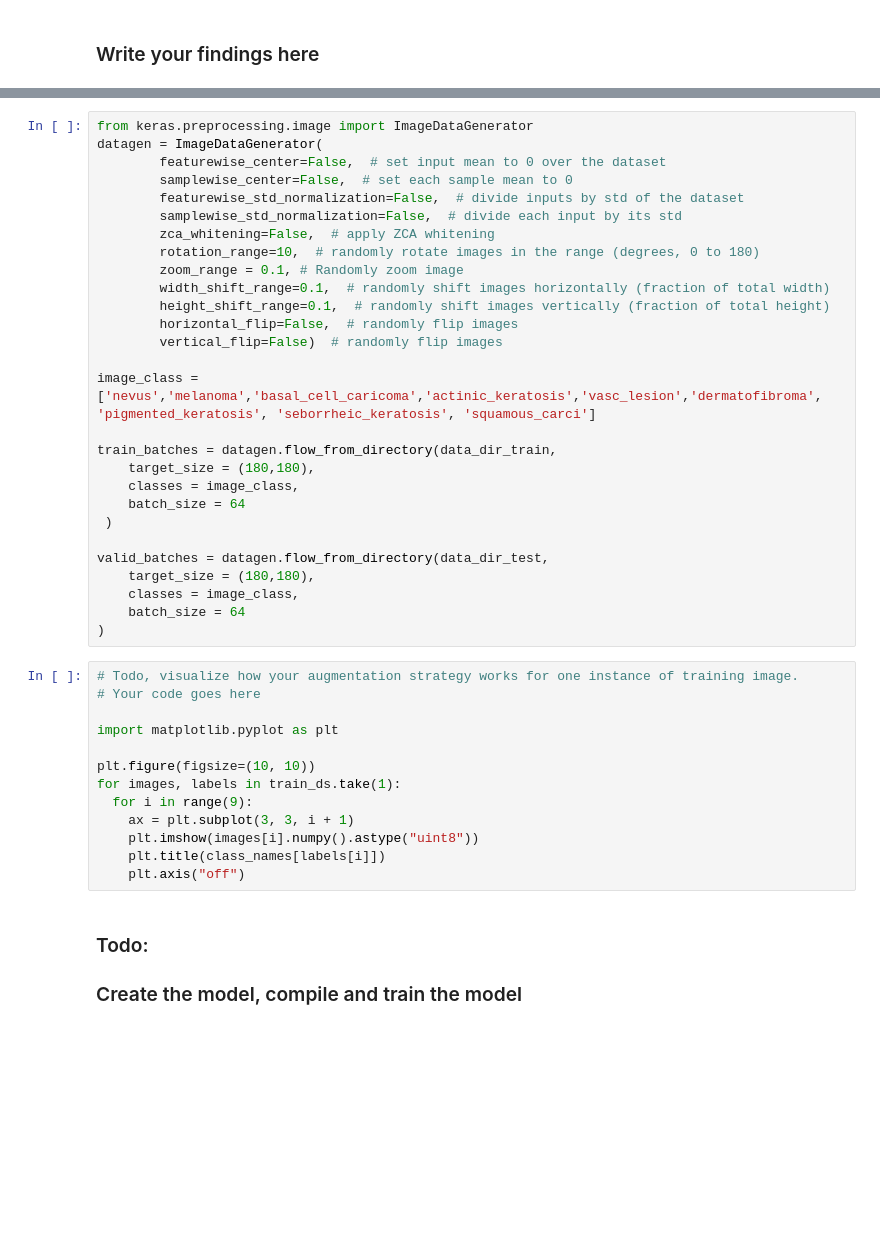
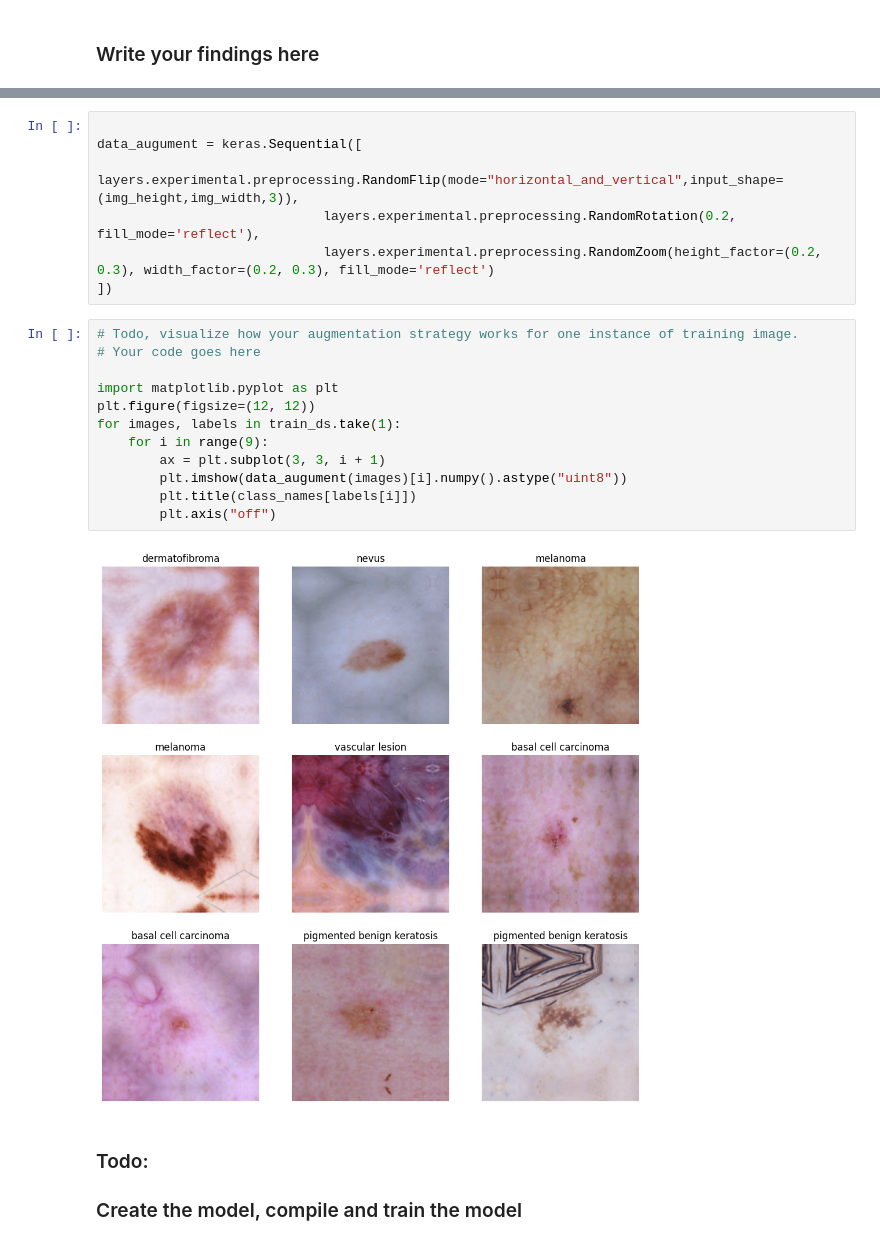
Before and after one commit to shajivmasters/Melanoma-Detection-Assignment, a Jupyter notebook: Shajiv_Kalangath_nn.ipynb, the cells around one changed output, grey strips where cells are left out. Drawn from its saved outputs; the diff is of its cells as text; blank space fills up the shorter version.

```diff
--- a/Shajiv_Kalangath_nn.ipynb
+++ b/Shajiv_Kalangath_nn.ipynb
@@ -297,44 +311,24 @@ Validation Loss -18333614080.0
-# %%
-from keras.preprocessing.image import ImageDataGenerator
-datagen = ImageDataGenerator(
-        featurewise_center=False,  # set input mean to 0 over the dataset
-        samplewise_center=False,  # set each sample mean to 0
-        featurewise_std_normalization=False,  # divide inputs by std of the dataset
-        samplewise_std_normalization=False,  # divide each input by its std
-        zca_whitening=False,  # apply ZCA whitening
-        rotation_range=10,  # randomly rotate images in the range (degrees, 0 to 180)
-        zoom_range = 0.1, # Randomly zoom image
-        width_shift_range=0.1,  # randomly shift images horizontally (fraction of total width)
-        height_shift_range=0.1,  # randomly shift images vertically (fraction of total height)
-        horizontal_flip=False,  # randomly flip images
-        vertical_flip=False)  # randomly flip images
-
-image_class = ['nevus','melanoma','basal_cell_caricoma','actinic_keratosis','vasc_lesion','dermatofibroma', 'pigmented_keratosis', 'seborrheic_keratosis', 'squamous_carci']
-
-train_batches = datagen.flow_from_directory(data_dir_train,
-    target_size = (180,180),
-    classes = image_class,
-    batch_size = 64
- )
-
-valid_batches = datagen.flow_from_directory(data_dir_test,
-    target_size = (180,180),
-    classes = image_class,
-    batch_size = 64
-)
+# %%
+
+data_augument = keras.Sequential([
+                             layers.experimental.preprocessing.RandomFlip(mode="horizontal_and_vertical",input_shape=(img_height,img_width,3)),
+                             layers.experimental.preprocessing.RandomRotation(0.2, fill_mode='reflect'),
+                             layers.experimental.preprocessing.RandomZoom(height_factor=(0.2, 0.3), width_factor=(0.2, 0.3), fill_mode='reflect')
+])
 # %%
 # Todo, visualize how your augmentation strategy works for one instance of training image.
 # Your code goes here
 
 import matplotlib.pyplot as plt
-
-plt.figure(figsize=(10, 10))
+plt.figure(figsize=(12, 12))
 for images, labels in train_ds.take(1):
-  for i in range(9):
-    ax = plt.subplot(3, 3, i + 1)
-    plt.imshow(images[i].numpy().astype("uint8"))
-    plt.title(class_names[labels[i]])
-    plt.axis("off")
+    for i in range(9):
+        ax = plt.subplot(3, 3, i + 1)
+        plt.imshow(data_augument(images)[i].numpy().astype("uint8"))
+        plt.title(class_names[labels[i]])
+        plt.axis("off")
+# %% [output]
+[figure, added]
 # %% [markdown]
 ### Todo:
 ### Create the model, compile and train the model
```
Also changed, not shown: parts of 15 cells of this notebook.
